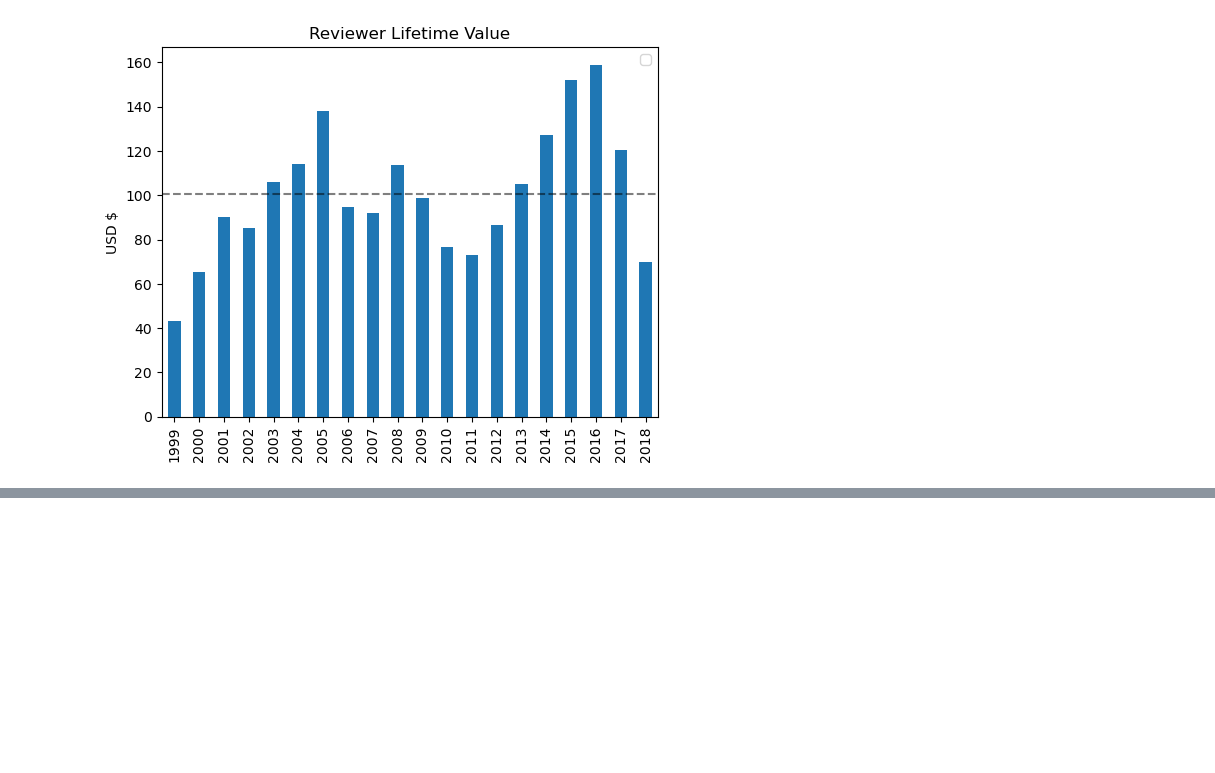
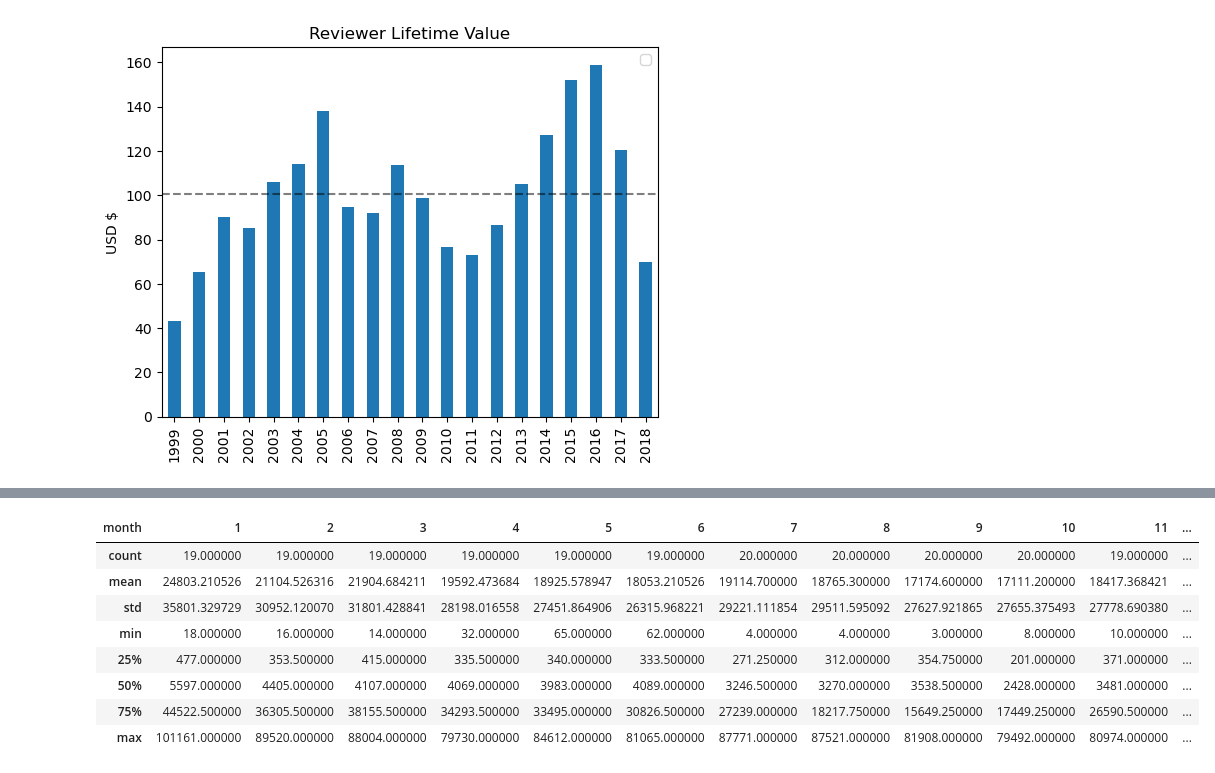
Before and after one commit to clmangham/amazon_electronics_reviewer_value, a Jupyter notebook: electronics_analysis.ipynb, the cells around one changed output, grey strips where cells are left out. Saved outputs shown, nothing was run; the diff lists cells and outputs as text; code cells hidden in the pictures; blank space fills up the shorter version.

```diff
--- a/electronics_analysis.ipynb
+++ b/electronics_analysis.ipynb
@@ -326,0 +375,12 @@ plt.show()
+# %%
+reviews_pivot.describe()
+# %% [output]
+| month | 1 | 2 | 3 | 4 | 5 | 6 | 7 | 8 | 9 | 10 | 11 | ... |
+| count | 19.000000 | 19.000000 | 19.000000 | 19.000000 | 19.000000 | 19.000000 | 20.000000 | 20.000000 | 20.000000 | 20.000000 | 19.000000 | ... |
+| mean | 24803.210526 | 21104.526316 | 21904.684211 | 19592.473684 | 18925.578947 | 18053.210526 | 19114.700000 | 18765.300000 | 17174.600000 | 17111.200000 | 18417.368421 | ... |
+| std | 35801.329729 | 30952.120070 | 31801.428841 | 28198.016558 | 27451.864906 | 26315.968221 | 29221.111854 | 29511.595092 | 27627.921865 | 27655.375493 | 27778.690380 | ... |
+| min | 18.000000 | 16.000000 | 14.000000 | 32.000000 | 65.000000 | 62.000000 | 4.000000 | 4.000000 | 3.000000 | 8.000000 | 10.000000 | ... |
+| 25% | 477.000000 | 353.500000 | 415.000000 | 335.500000 | 340.000000 | 333.500000 | 271.250000 | 312.000000 | 354.750000 | 201.000000 | 371.000000 | ... |
+| 50% | 5597.000000 | 4405.000000 | 4107.000000 | 4069.000000 | 3983.000000 | 4089.000000 | 3246.500000 | 3270.000000 | 3538.500000 | 2428.000000 | 3481.000000 | ... |
+| 75% | 44522.500000 | 36305.500000 | 38155.500000 | 34293.500000 | 33495.000000 | 30826.500000 | 27239.000000 | 18217.750000 | 15649.250000 | 17449.250000 | 26590.500000 | ... |
+| max | 101161.000000 | 89520.000000 | 88004.000000 | 79730.000000 | 84612.000000 | 81065.000000 | 87771.000000 | 87521.000000 | 81908.000000 | 79492.000000 | 80974.000000 | ... |
```
Also changed, not shown: parts of 15 cells of this notebook.
